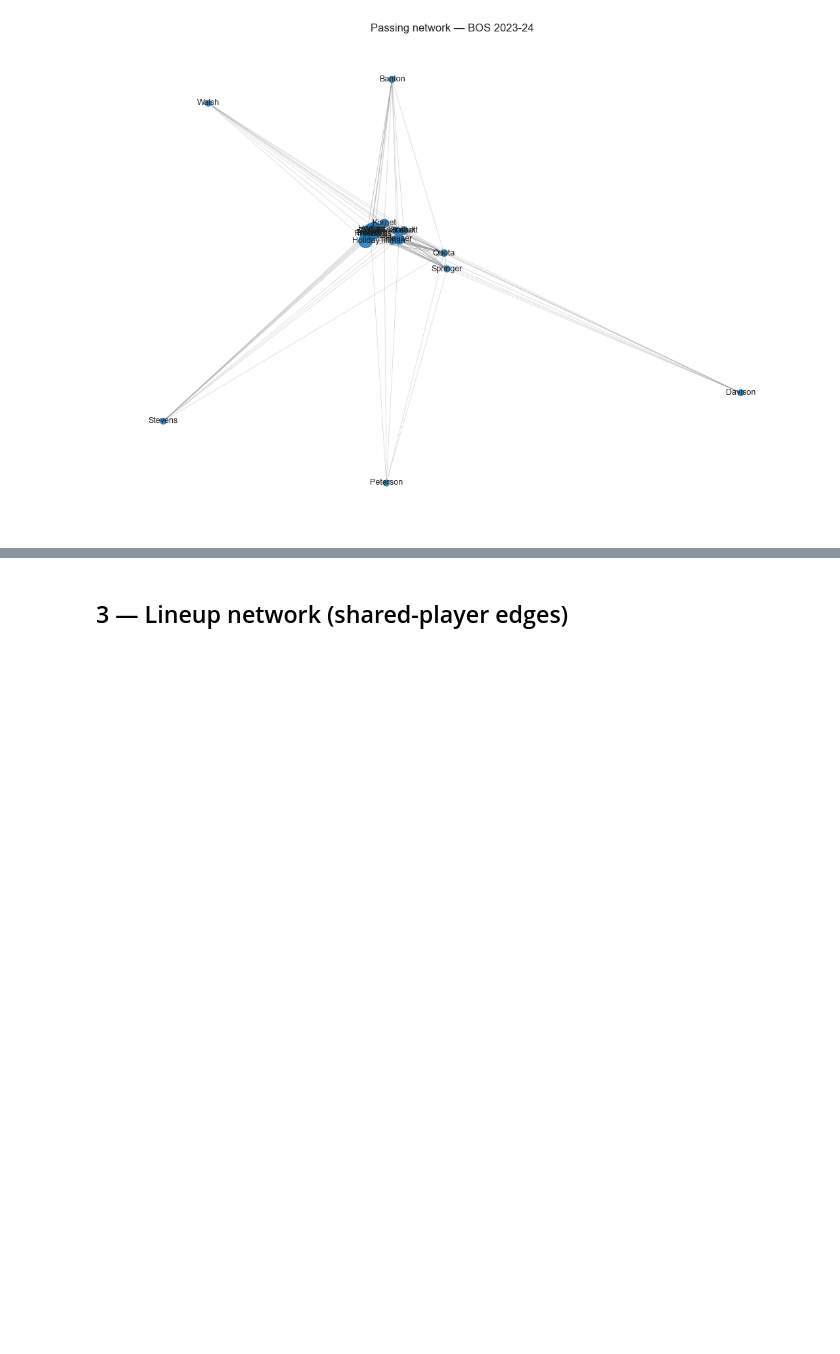
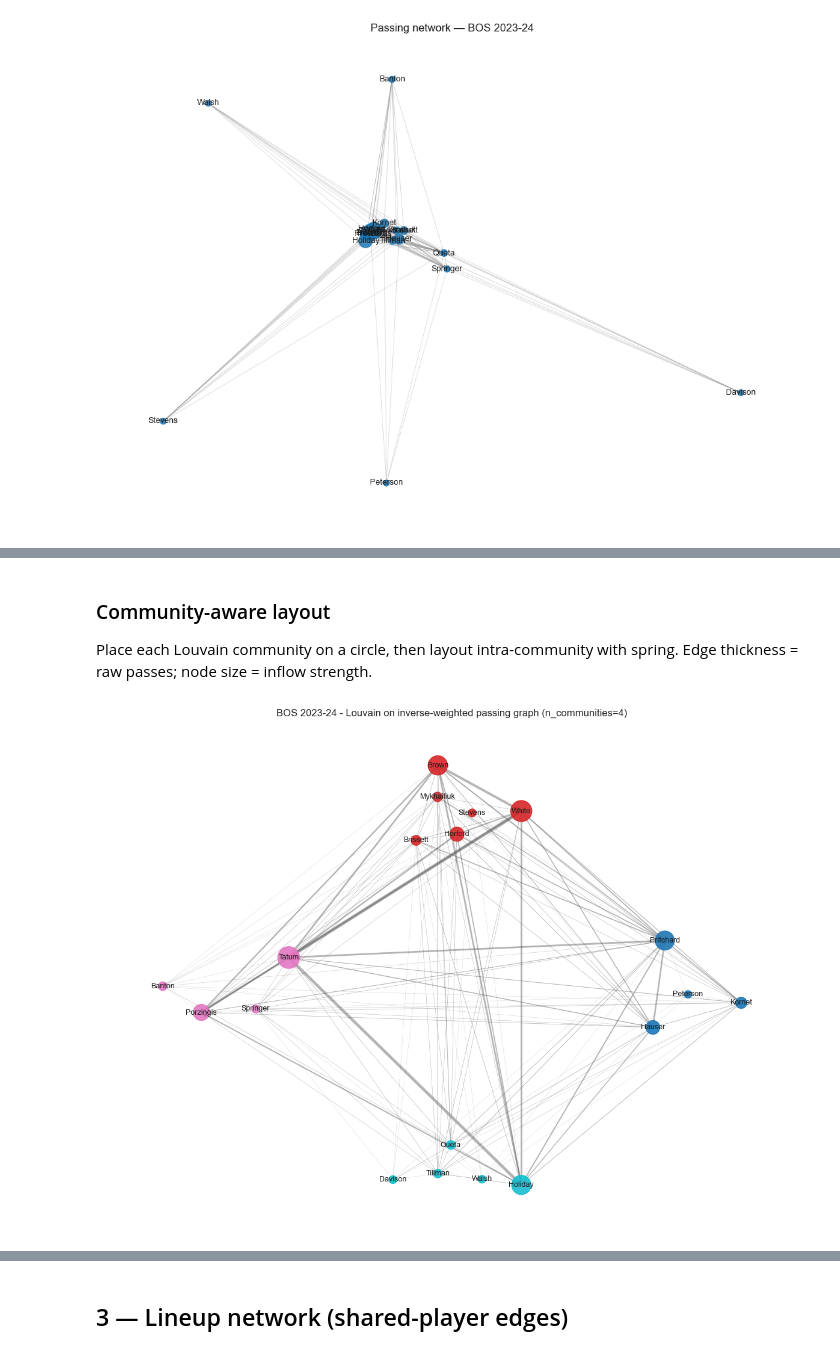
Before and after one commit to isaacvm98/nba_graph_strat, a Jupyter notebook: notebooks/explore.ipynb, the cells around one changed output, grey strips where cells are left out. Cells and saved outputs as stored; diff of their text form; code cells hidden in the pictures; blank space fills up the shorter version.

```diff
--- a/notebooks/explore.ipynb
+++ b/notebooks/explore.ipynb
@@ -82,0 +178,17 @@ plt.tight_layout()
+# %%
+SEASON, TEAM = "2023-24", "BOS"
+
+mode_rows = []
+for mode in ["raw", "log", "zscore", "inverse"]:
+    g = passing_graph(SEASON, TEAM, weight_mode=mode)
+    comms = louvain_partition(g, seed=0)
+    h = g.to_undirected()
+    mode_rows.append({
+        "weight_mode": mode,
+        "n_nodes": g.number_of_nodes(),
+        "n_edges": g.number_of_edges(),
+        "n_communities": len(comms),
+        "largest_comm_share": max((len(c) for c in comms), default=0) / max(g.number_of_nodes(), 1),
+        "degree_entropy": degree_entropy(h, weight="weight"),
+    })
+pd.DataFrame(mode_rows)
@@ -82,0 +201,53 @@ plt.tight_layout()
+# %% [markdown]
+### Community-aware layout
+
+Place each Louvain community on a circle, then layout intra-community with spring. Edge thickness = raw passes; node size = inflow strength.
+# %%
+def community_layout(g, communities, seed=7, cluster_scale=2.5, inner_scale=0.7):
+    """Place communities on a circle, then run spring layout *within* each.
+
+    Surfaces the partition visually without obliterating intra-community structure.
+    """
+    h = g.to_undirected() if g.is_directed() else g
+    n_c = max(len(communities), 1)
+    centers = {
+        i: np.array([np.cos(2 * np.pi * i / n_c), np.sin(2 * np.pi * i / n_c)]) * cluster_scale
+        for i in range(n_c)
+    }
+    pos = {}
+    for i, c in enumerate(communities):
+        sub = h.subgraph(c)
+        if sub.number_of_nodes() == 1:
+            (node,) = list(sub.nodes)
+            pos[node] = centers[i]
+            continue
+        sub_pos = nx.spring_layout(sub, seed=seed, k=0.5, weight="weight")
+        for node, p in sub_pos.items():
+            pos[node] = np.array(p) * inner_scale + centers[i]
+    return pos
+
+
+# Inverse weights give Louvain a natural geometric meaning (smaller = stronger link)
+g_inv = passing_graph(SEASON, TEAM, weight_mode="inverse")
+g_raw = passing_graph(SEASON, TEAM, weight_mode="raw")
+comms = louvain_partition(g_inv, seed=0)
+comm_of = {n: i for i, c in enumerate(comms) for n in c}
+
+pos = community_layout(g_inv, comms, seed=7)
+in_strength = dict(g_raw.in_degree(weight="weight"))
+node_sizes = [80 + in_strength.get(n, 0) / 6 for n in g_inv.nodes]
+node_colors = [comm_of[n] for n in g_inv.nodes]
+edge_widths = [0.3 + g_raw[u][v]["weight"] / 250 for u, v in g_inv.edges() if g_raw.has_edge(u, v)]
+labels = {n: g_inv.nodes[n]["name"].split(",")[0].strip() for n in g_inv.nodes}
+
+fig, ax = plt.subplots(figsize=(12, 9))
+nx.draw_networkx_edges(g_inv, pos, width=edge_widths, alpha=0.25,
+                       edge_color="#555", arrows=False, ax=ax)
+nx.draw_networkx_nodes(g_inv, pos, node_size=node_sizes,
+                       node_color=node_colors, cmap="tab10", alpha=0.9, ax=ax)
+nx.draw_networkx_labels(g_inv, pos, labels=labels, font_size=9, ax=ax)
+ax.set_title(f"{TEAM} {SEASON} - Louvain on inverse-weighted passing graph (n_communities={len(comms)})")
+ax.axis("off")
+plt.tight_layout()
+# %% [output]
+[figure, added]
```
Also changed, not shown: parts of 33 cells of this notebook, 10 other files.
